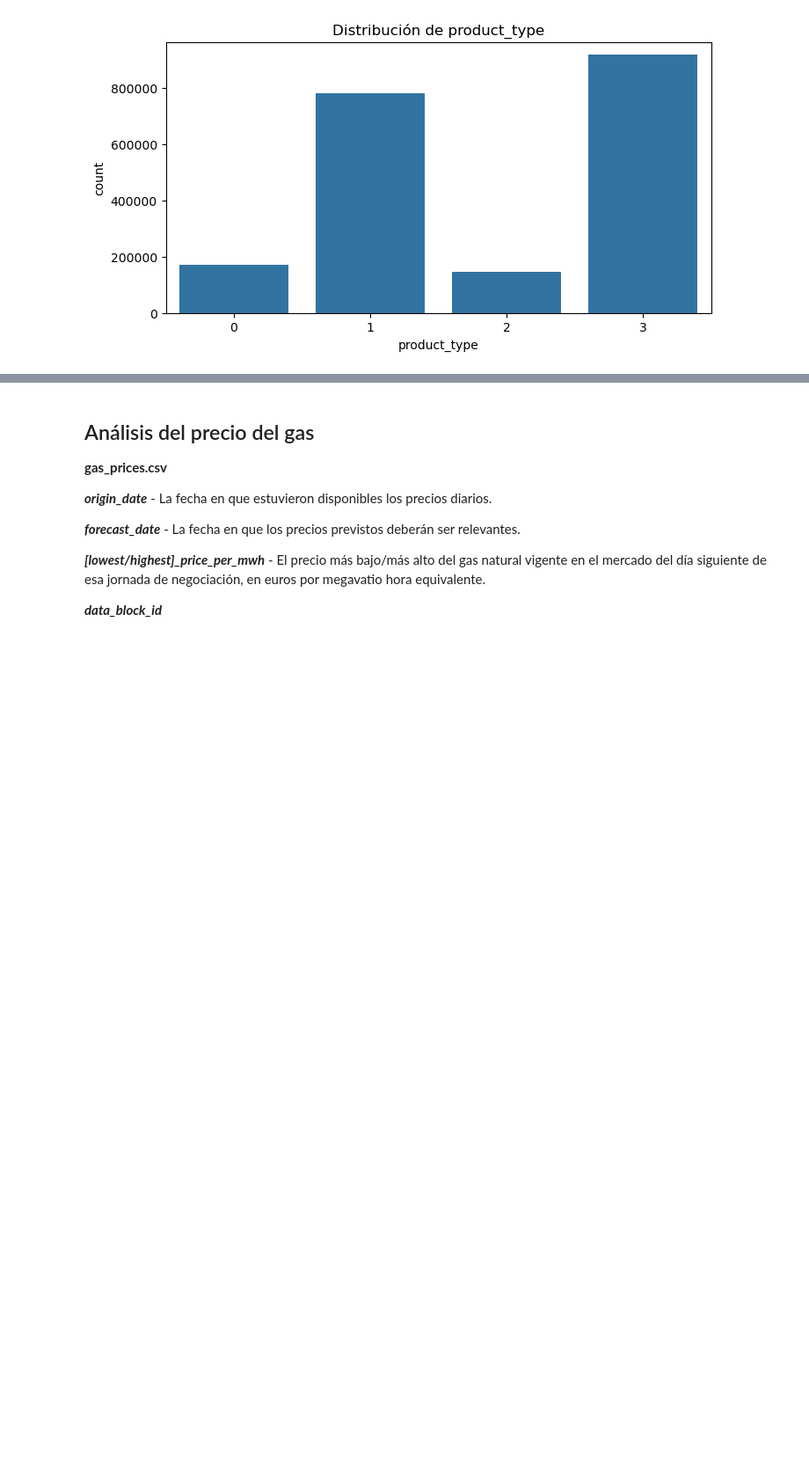
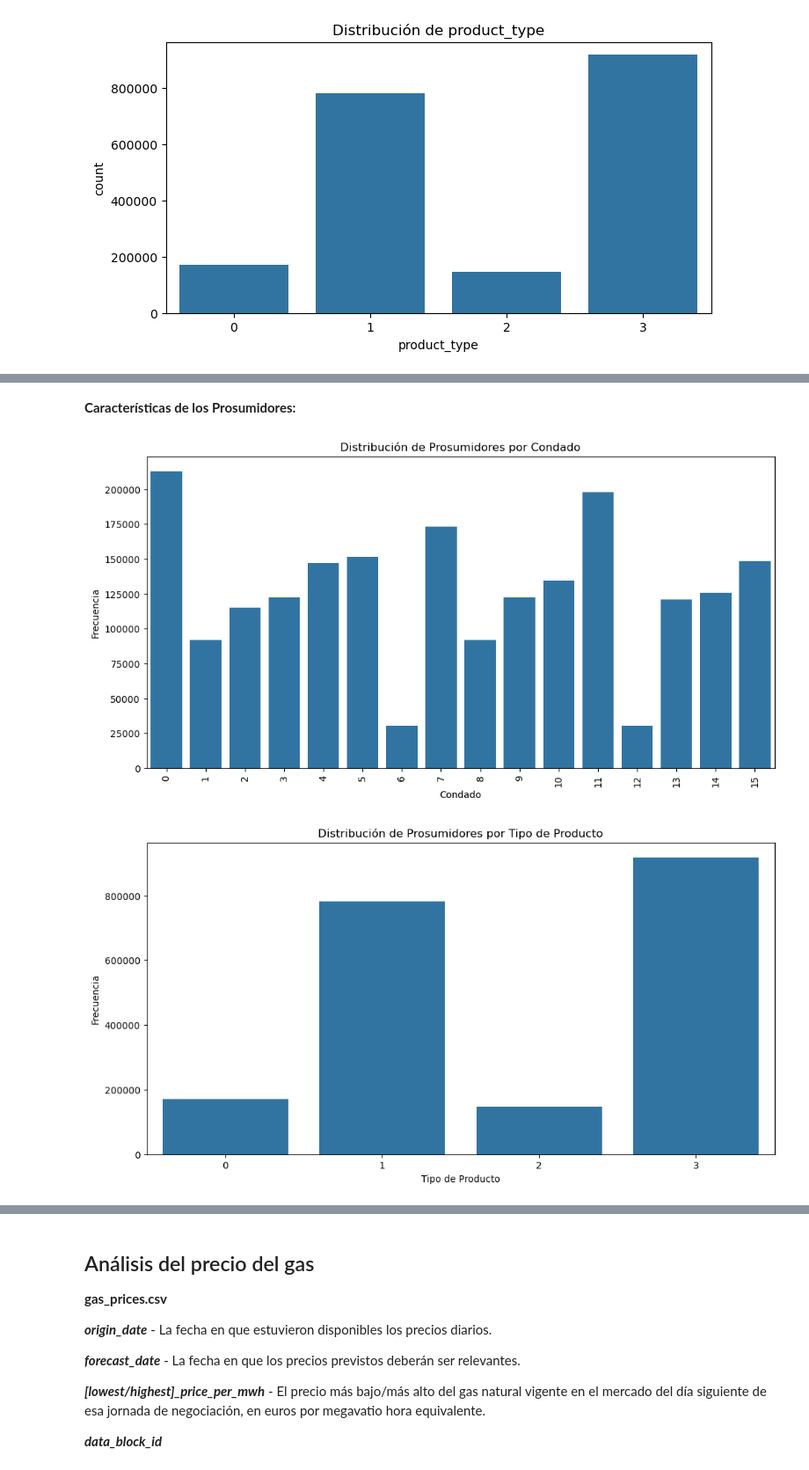
Before and after one commit to jsgiraldo/azure-ml-projects, a Jupyter notebook: projects/team_energy_time/notebooks/data_exploration.ipynb, the cells around one changed output, grey strips where cells are left out. Shown: that part at 88% size. Saved outputs shown, nothing was run; the diff lists cells and outputs as text; code cells hidden in the pictures; blank space fills up the shorter version.

```diff
--- a/projects/team_energy_time/notebooks/data_exploration.ipynb
+++ b/projects/team_energy_time/notebooks/data_exploration.ipynb
@@ -266,0 +273,30 @@ dtype: int64
+# %% [markdown]
+**Características de los Prosumidores:**
+# %%
+# Distribución de prosumidores por condado
+plt.figure(figsize=(12, 6))
+sns.countplot(x='county', data=train)
+plt.title('Distribución de Prosumidores por Condado')
+plt.xlabel('Condado')
+plt.ylabel('Frecuencia')
+plt.xticks(rotation=90)
+plt.show()
+
+# Distribución de prosumidores por tipo de producto
+plt.figure(figsize=(12, 6))
+sns.countplot(x='product_type', data=train)
+plt.title('Distribución de Prosumidores por Tipo de Producto')
+plt.xlabel('Tipo de Producto')
+plt.ylabel('Frecuencia')
+plt.show()
+
+# Distribución de prosumidores por tipo de negocio
+plt.figure(figsize=(12, 6))
+sns.countplot(x='is_business', data=train)
+plt.title('Distribución de Prosumidores por Tipo de Negocio')
+plt.xlabel('Es Negocio')
+plt.ylabel('Frecuencia')
+plt.show()
+# %% [output]
+[figure, added]
+[figure, added]
```
Also changed, not shown: parts of 12 cells of this notebook.
